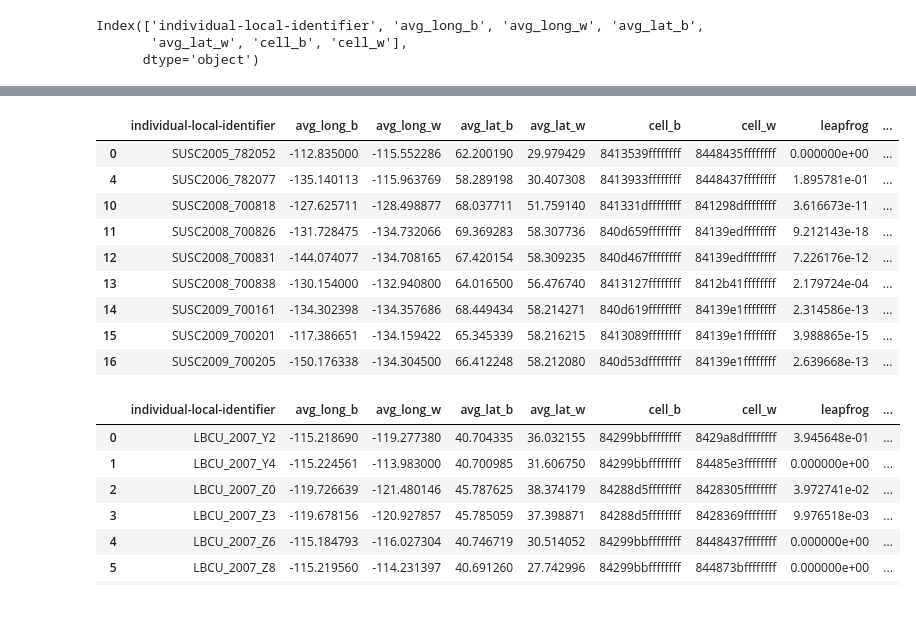
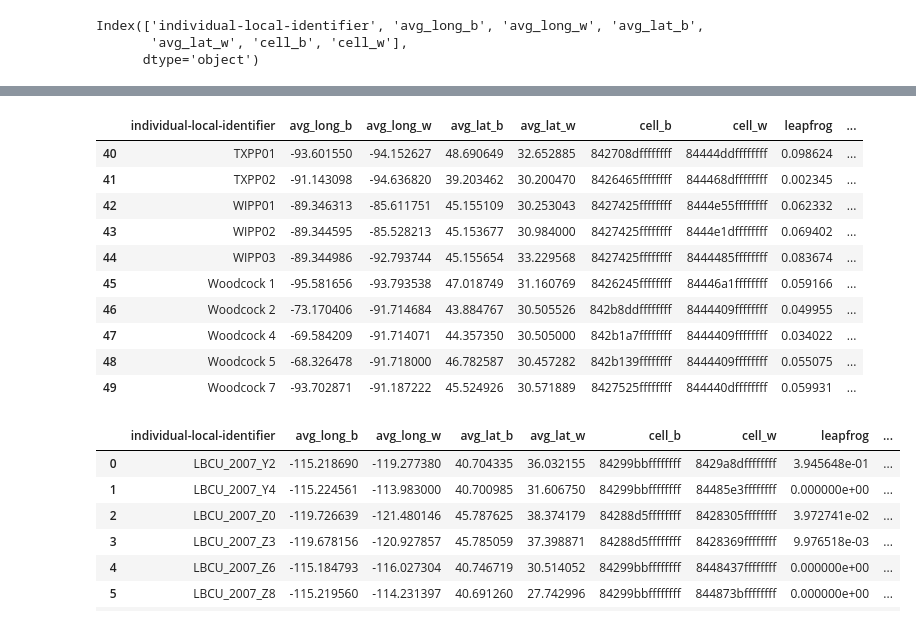
Before and after one commit to KimGeorgy/bird-migration, a Jupyter notebook: likelihood.ipynb, the cells around one changed output, grey strips where cells are left out. Cells and saved outputs as stored; diff of their text form; code cells hidden in the pictures.

```diff
--- a/likelihood.ipynb
+++ b/likelihood.ipynb
@@ -511,5 +677,5 @@ routes.to_csv(f'{species}/tables/routes_likelihood.csv', index = False)
 # %%
-# routes = pd.read_csv(f'{species}/tables/routes_likelihood.csv')
+routes = pd.read_csv(f'{species}/tables/routes_likelihood{"_ln" if ln else ""}.csv')
 # %%
 zero_mask = routes[models] == 0
 zero_mask.head()
@@ -605,16 +771,17 @@ plt.show()
 # %%
-routes.tail(20)
+routes.tail(10)
 # %% [output]
 |  | individual-local-identifier | avg_long_b | avg_long_w | avg_lat_b | avg_lat_w | cell_b | cell_w | leapfrog | ... |
-| 0 | SUSC2005_782052 | -112.835000 | -115.552286 | 62.200190 | 29.979429 | 8413539ffffffff | 8448435ffffffff | 0.000000e+00 | ... |
-| 4 | SUSC2006_782077 | -135.140113 | -115.963769 | 58.289198 | 30.407308 | 8413933ffffffff | 8448437ffffffff | 1.895781e-01 | ... |
-| 10 | SUSC2008_700818 | -127.625711 | -128.498877 | 68.037711 | 51.759140 | 841331dffffffff | 841298dffffffff | 3.616673e-11 | ... |
-| 11 | SUSC2008_700826 | -131.728475 | -134.732066 | 69.369283 | 58.307736 | 840d659ffffffff | 84139edffffffff | 9.212143e-18 | ... |
-| 12 | SUSC2008_700831 | -144.074077 | -134.708165 | 67.420154 | 58.309235 | 840d467ffffffff | 84139edffffffff | 7.226176e-12 | ... |
-| 13 | SUSC2008_700838 | -130.154000 | -132.940800 | 64.016500 | 56.476740 | 8413127ffffffff | 8412b41ffffffff | 2.179724e-04 | ... |
-| 14 | SUSC2009_700161 | -134.302398 | -134.357686 | 68.449434 | 58.214271 | 840d619ffffffff | 84139e1ffffffff | 2.314586e-13 | ... |
-| 15 | SUSC2009_700201 | -117.386651 | -134.159422 | 65.345339 | 58.216215 | 8413089ffffffff | 84139e1ffffffff | 3.988865e-15 | ... |
-| 16 | SUSC2009_700205 | -150.176338 | -134.304500 | 66.412248 | 58.212080 | 840d53dffffffff | 84139e1ffffffff | 2.639668e-13 | ... |
+| 40 | TXPP01 | -93.601550 | -94.152627 | 48.690649 | 32.652885 | 842708dffffffff | 84444ddffffffff | 0.098624 | ... |
+| 41 | TXPP02 | -91.143098 | -94.636820 | 39.203462 | 30.200470 | 8426465ffffffff | 844468dffffffff | 0.002345 | ... |
+| 42 | WIPP01 | -89.346313 | -85.611751 | 45.155109 | 30.253043 | 8427425ffffffff | 8444e55ffffffff | 0.062332 | ... |
+| 43 | WIPP02 | -89.344595 | -85.528213 | 45.153677 | 30.984000 | 8427425ffffffff | 8444e1dffffffff | 0.069402 | ... |
+| 44 | WIPP03 | -89.344986 | -92.793744 | 45.155654 | 33.229568 | 8427425ffffffff | 8444485ffffffff | 0.083674 | ... |
+| 45 | Woodcock 1 | -95.581656 | -93.793538 | 47.018749 | 31.160769 | 8426245ffffffff | 84446a1ffffffff | 0.059166 | ... |
+| 46 | Woodcock 2 | -73.170406 | -91.714684 | 43.884767 | 30.505526 | 842b8ddffffffff | 8444409ffffffff | 0.049955 | ... |
+| 47 | Woodcock 4 | -69.584209 | -91.714071 | 44.357350 | 30.505000 | 842b1a7ffffffff | 8444409ffffffff | 0.034022 | ... |
+| 48 | Woodcock 5 | -68.326478 | -91.718000 | 46.782587 | 30.457282 | 842b139ffffffff | 8444409ffffffff | 0.055075 | ... |
+| 49 | Woodcock 7 | -93.702871 | -91.187222 | 45.524926 | 30.571889 | 8427525ffffffff | 844440dffffffff | 0.059931 | ... |
 # %%
 df_amewoo = pd.read_csv('/home/gkim/birds/lobcur/tables/routes_likelihood.csv')
 # %%
```
Also changed, not shown: parts of 37 cells of this notebook, 3 other files.
